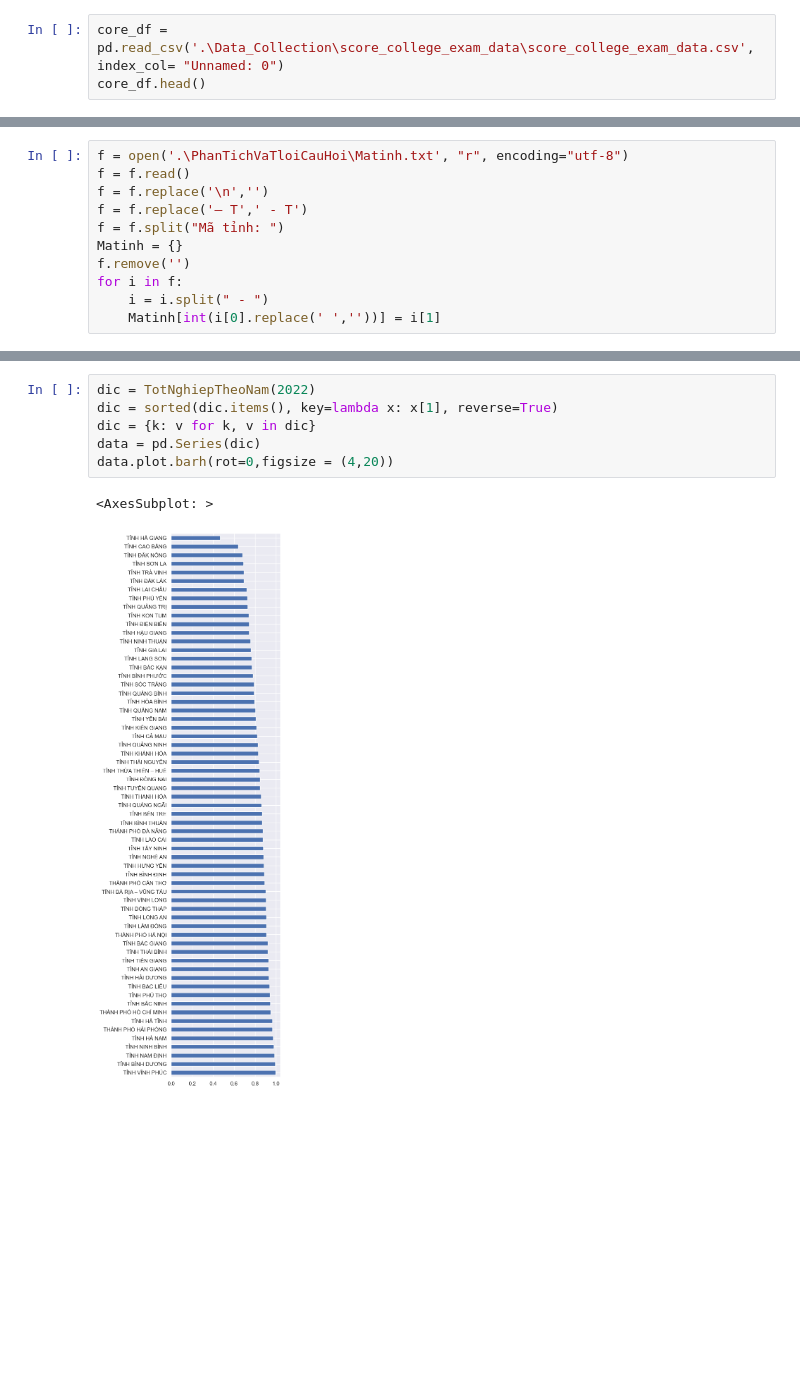
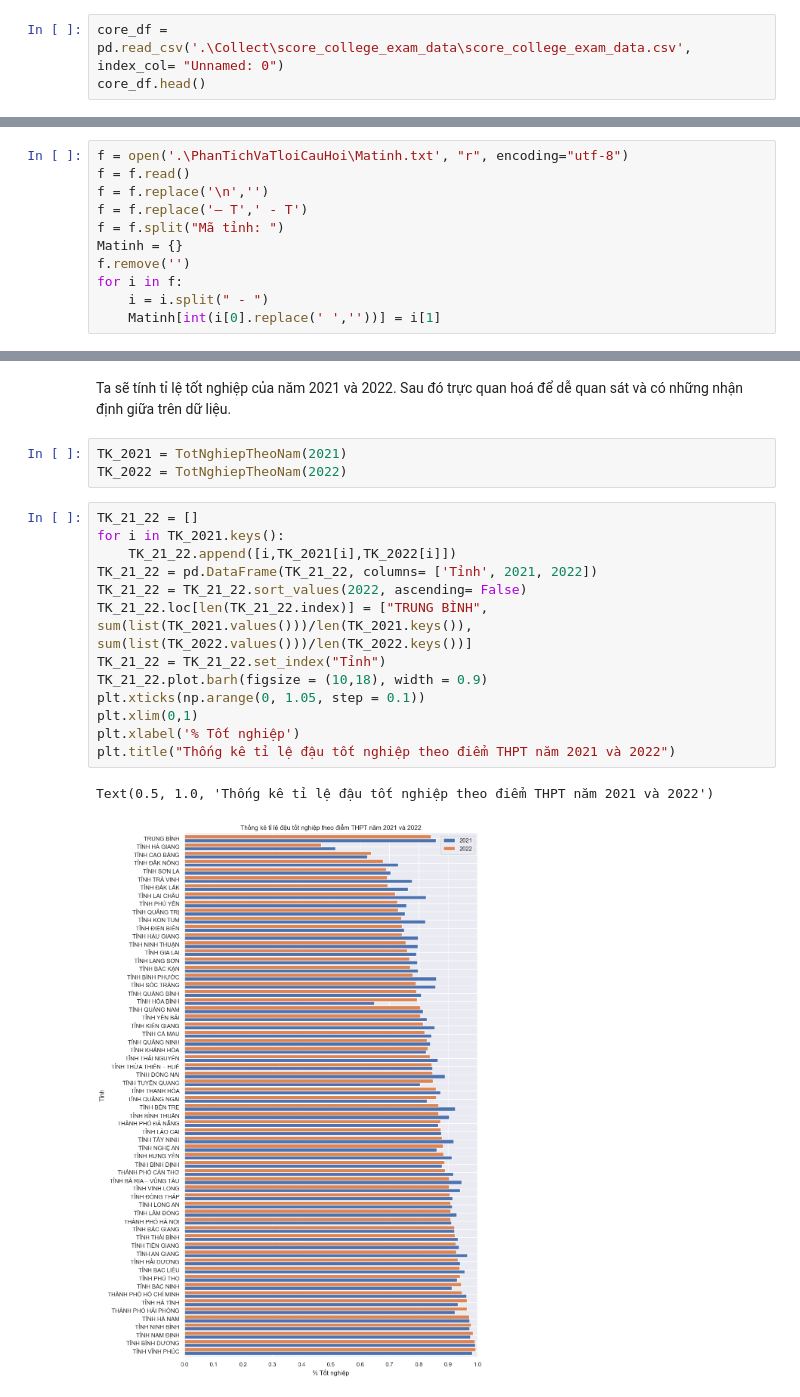
Before and after one commit to yakhimm/LP4KHDL, a Jupyter notebook: PhanTichVaTloiCauHoi/PhanTichVaTloiCauHoi.ipynb, the cells around one changed output, grey strips where cells are left out. Saved outputs shown, nothing was run; the diff lists cells and outputs as text; blank space fills up the shorter version.

```diff
--- a/PhanTichVaTloiCauHoi/PhanTichVaTloiCauHoi.ipynb
+++ b/PhanTichVaTloiCauHoi/PhanTichVaTloiCauHoi.ipynb
@@ -5,7 +5,7 @@ import pandas as pd
 import seaborn as sns
 sns.set_theme()
 # %%
-core_df = pd.read_csv('.\Data_Collection\score_college_exam_data\score_college_exam_data.csv', index_col= "Unnamed: 0")
+core_df = pd.read_csv('.\Collect\score_college_exam_data\score_college_exam_data.csv', index_col= "Unnamed: 0")
 core_df.head()
 # %% [output]
 |  | Year | sbd | Toan | Van | Ngoai_ngu | Li | Hoa | Sinh | Su | Dia | GDCD |
@@ -134,9 +70,21 @@ data.plot.barh(rot=0,figsize = (4,20))
-# %%
-dic = TotNghiepTheoNam(2022)
-dic = sorted(dic.items(), key=lambda x: x[1], reverse=True)
-dic = {k: v for k, v in dic}
-data = pd.Series(dic)
-data.plot.barh(rot=0,figsize = (4,20))
-# %% [output]
-<AxesSubplot: >
-[figure, removed]
+# %% [markdown]
+Ta sẽ tính tỉ lệ tốt nghiệp của năm 2021 và 2022. Sau đó trực quan hoá để dễ quan sát và có những nhận định giữa trên dữ liệu.
+# %%
+TK_2021 = TotNghiepTheoNam(2021)
+TK_2022 = TotNghiepTheoNam(2022)
+# %%
+TK_21_22 = []
+for i in TK_2021.keys():
+    TK_21_22.append([i,TK_2021[i],TK_2022[i]])
+TK_21_22 = pd.DataFrame(TK_21_22, columns= ['Tỉnh', 2021, 2022])
+TK_21_22 = TK_21_22.sort_values(2022, ascending= False)
+TK_21_22.loc[len(TK_21_22.index)] = ["TRUNG BÌNH", sum(list(TK_2021.values()))/len(TK_2021.keys()), sum(list(TK_2022.values()))/len(TK_2022.keys())]
+TK_21_22 = TK_21_22.set_index("Tỉnh")
+TK_21_22.plot.barh(figsize = (10,18), width = 0.9)
+plt.xticks(np.arange(0, 1.05, step = 0.1))
+plt.xlim(0,1)
+plt.xlabel('% Tốt nghiệp')
+plt.title("Thống kê tỉ lệ đậu tốt nghiệp theo điểm THPT năm 2021 và 2022")
+# %% [output]
+Text(0.5, 1.0, 'Thống kê tỉ lệ đậu tốt nghiệp theo điểm THPT năm 2021 và 2022')
+[figure, added]
```
Also changed, not shown: parts of 9 cells of this notebook, 2 other files.
